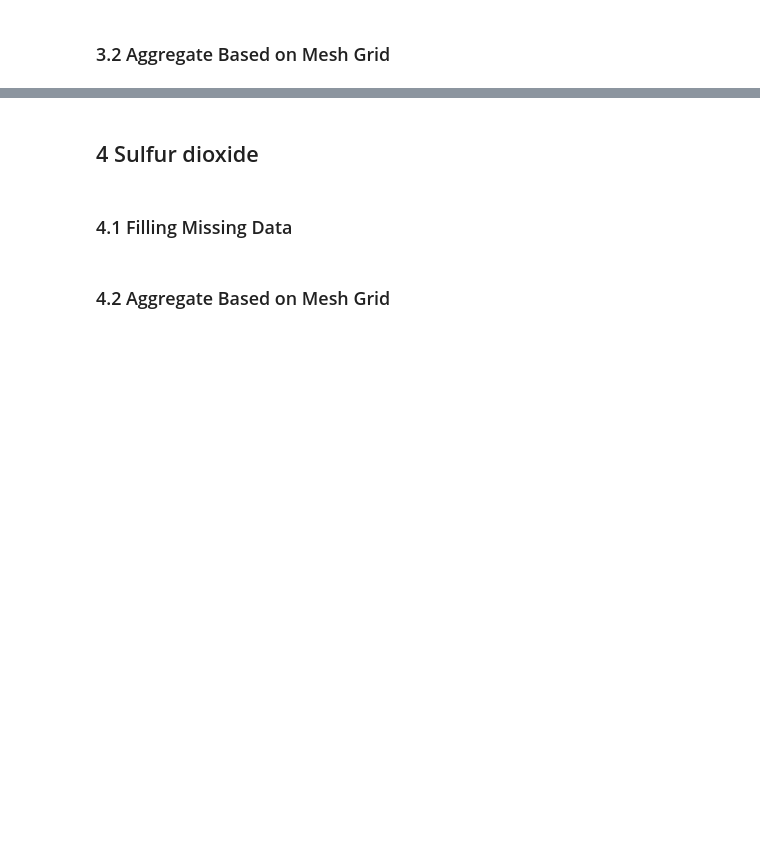
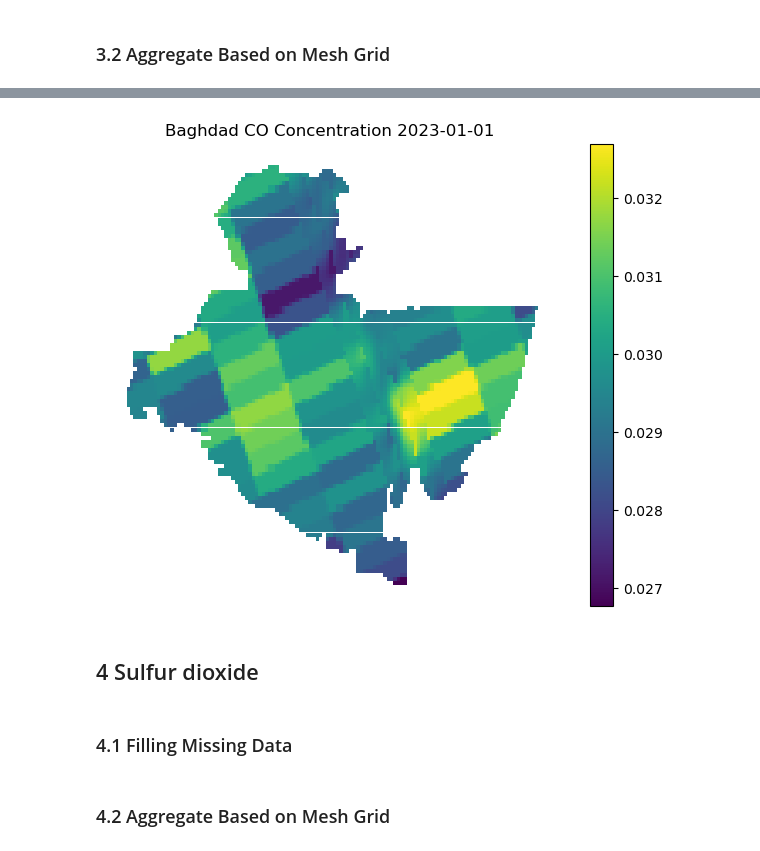
Before and after one commit to yixuan228/air-pollution-mobility-research-project, a Jupyter notebook: notebooks/1_air_pollution_data_analysis.ipynb, the cells around one changed output, grey strips where cells are left out. Drawn from its saved outputs; the diff is of its cells as text; code cells hidden in the pictures; blank space fills up the shorter version.

Commit message:
CO analysis for Baghdad

```diff
--- a/notebooks/1_air_pollution_data_analysis.ipynb
+++ b/notebooks/1_air_pollution_data_analysis.ipynb
@@ -774,3 +853,9 @@ plt.show()
+# %%
+demo_mesh = gpd.read_file(DATA_PATH / 'Baghdad-empty-mesh-data'/'baghdad-2023-01-01.gpkg')
+plot_mesh(mesh=demo_mesh, feature='CO_mean', title="Baghdad CO Concentration 2023-01-01 ", show_edges=False)
+plt.show()
+# %% [output]
+[figure, added]
 # %% [markdown]
 ## 4 Sulfur dioxide
 # %% [markdown]
```
Also changed, not shown: parts of 11 cells of this notebook.
